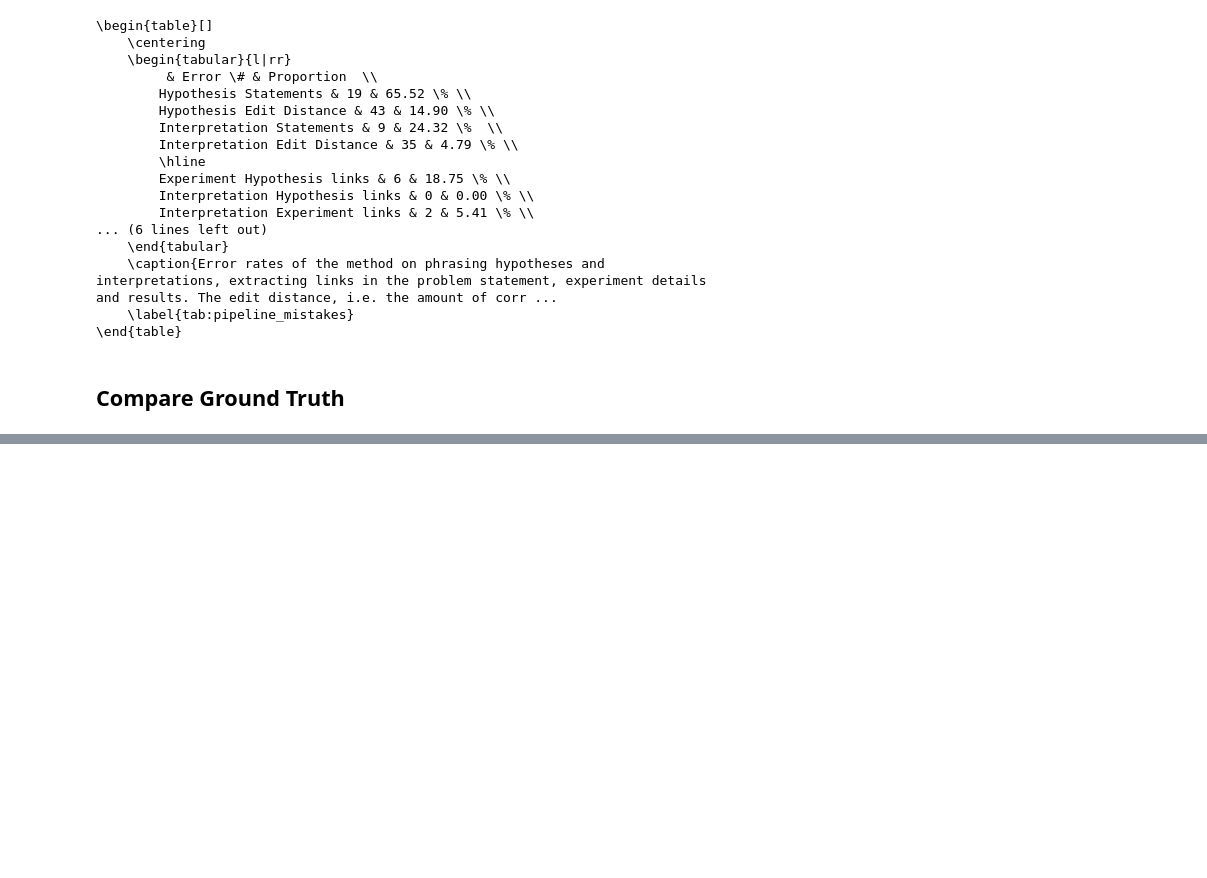
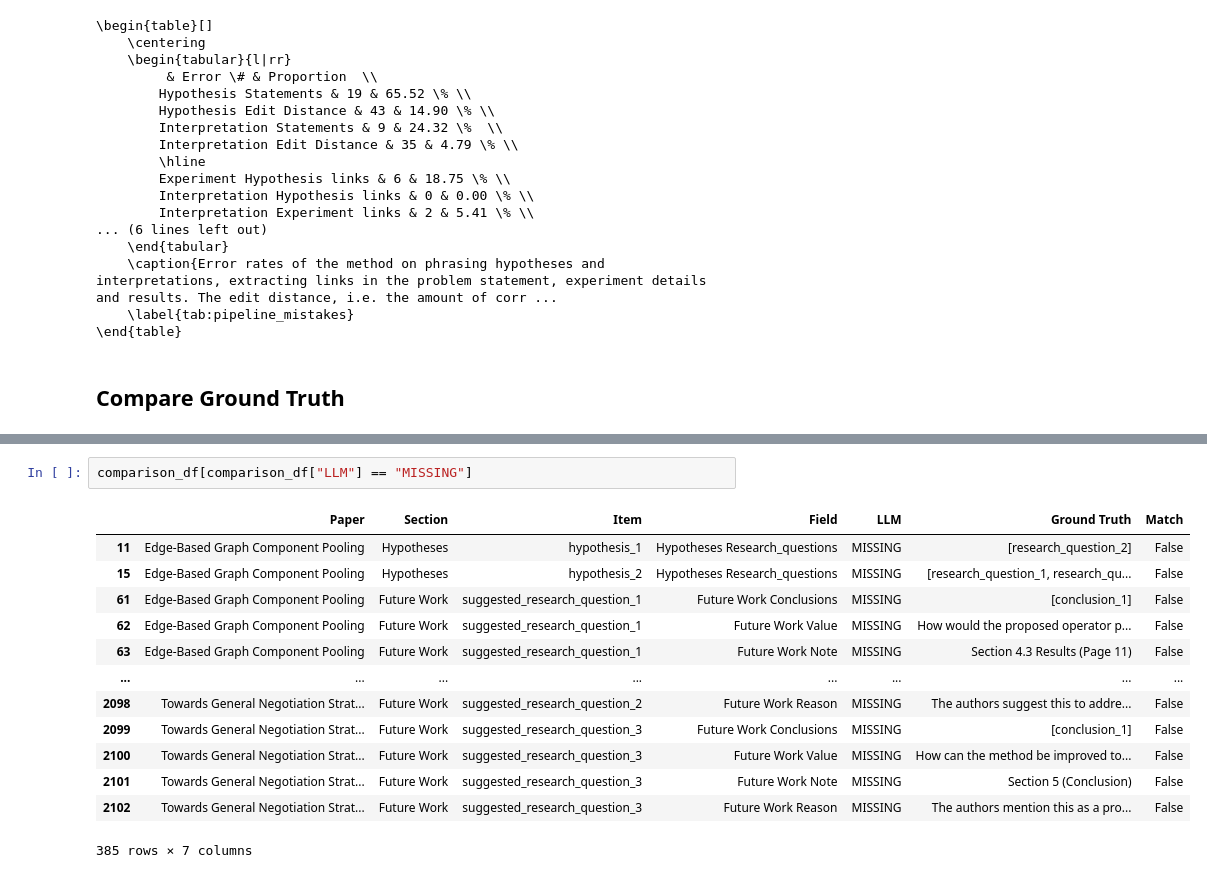
Before and after one commit to thijssnelleman/automated-reproducibility, a Jupyter notebook: analysis.ipynb, the cells around one changed output, grey strips where cells are left out. Saved outputs shown, nothing was run; the diff lists cells and outputs as text; blank space fills up the shorter version.

```diff
--- a/analysis.ipynb
+++ b/analysis.ipynb
@@ -532,0 +570,16 @@ comparison_df.head()
+# %%
+comparison_df[comparison_df["LLM"] == "MISSING"]
+# %% [output]
+|  | Paper | Section | Item | Field | LLM | Ground Truth | Match |
+| 11 | Edge-Based Graph Component Pooling | Hypotheses | hypothesis_1 | Hypotheses Research_questions | MISSING | [research_question_2] | False |
+| 15 | Edge-Based Graph Component Pooling | Hypotheses | hypothesis_2 | Hypotheses Research_questions | MISSING | [research_question_1, research_qu... | False |
+| 61 | Edge-Based Graph Component Pooling | Future Work | suggested_research_question_1 | Future Work Conclusions | MISSING | [conclusion_1] | False |
+| 62 | Edge-Based Graph Component Pooling | Future Work | suggested_research_question_1 | Future Work Value | MISSING | How would the proposed operator p... | False |
+| 63 | Edge-Based Graph Component Pooling | Future Work | suggested_research_question_1 | Future Work Note | MISSING | Section 4.3 Results (Page 11) | False |
+| ... | ... | ... | ... | ... | ... | ... | ... |
+| 2098 | Towards General Negotiation Strat... | Future Work | suggested_research_question_2 | Future Work Reason | MISSING | The authors suggest this to addre... | False |
+| 2099 | Towards General Negotiation Strat... | Future Work | suggested_research_question_3 | Future Work Conclusions | MISSING | [conclusion_1] | False |
+| 2100 | Towards General Negotiation Strat... | Future Work | suggested_research_question_3 | Future Work Value | MISSING | How can the method be improved to... | False |
+| 2101 | Towards General Negotiation Strat... | Future Work | suggested_research_question_3 | Future Work Note | MISSING | Section 5 (Conclusion) | False |
+| 2102 | Towards General Negotiation Strat... | Future Work | suggested_research_question_3 | Future Work Reason | MISSING | The authors mention this as a pro... | False |
+385 rows × 7 columns
```
Also changed, not shown: parts of 4 cells of this notebook, 2 other files.
